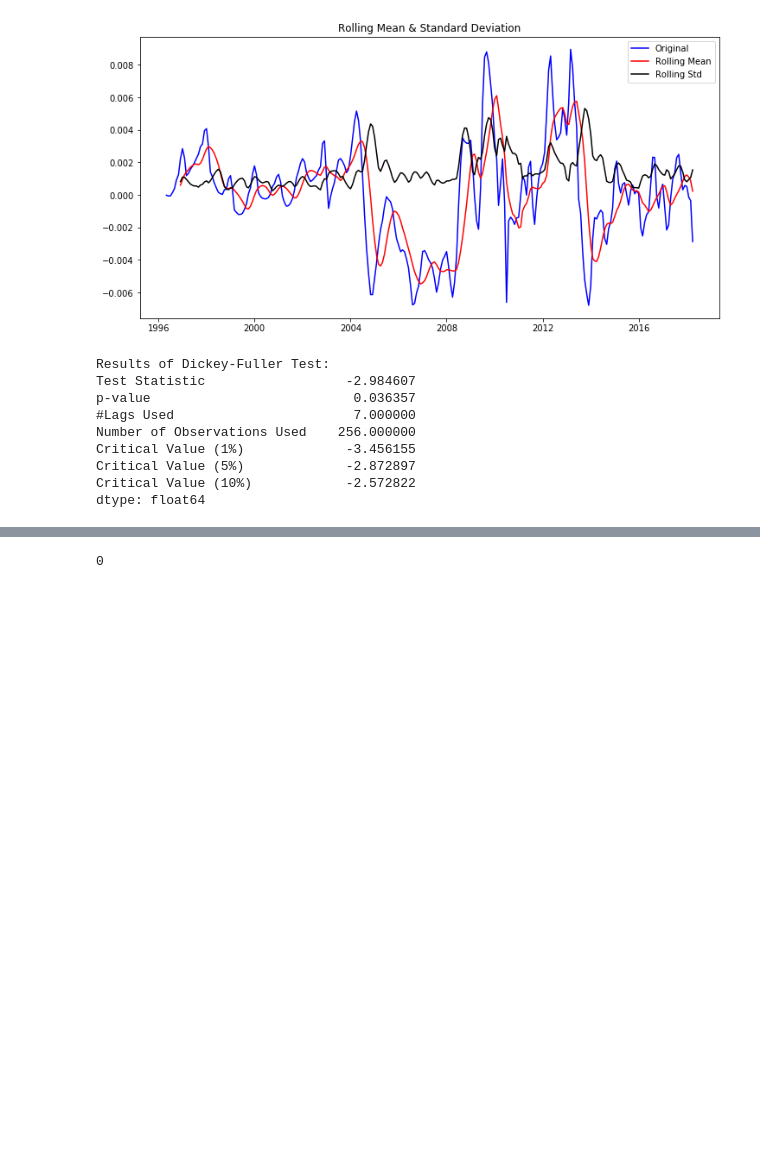
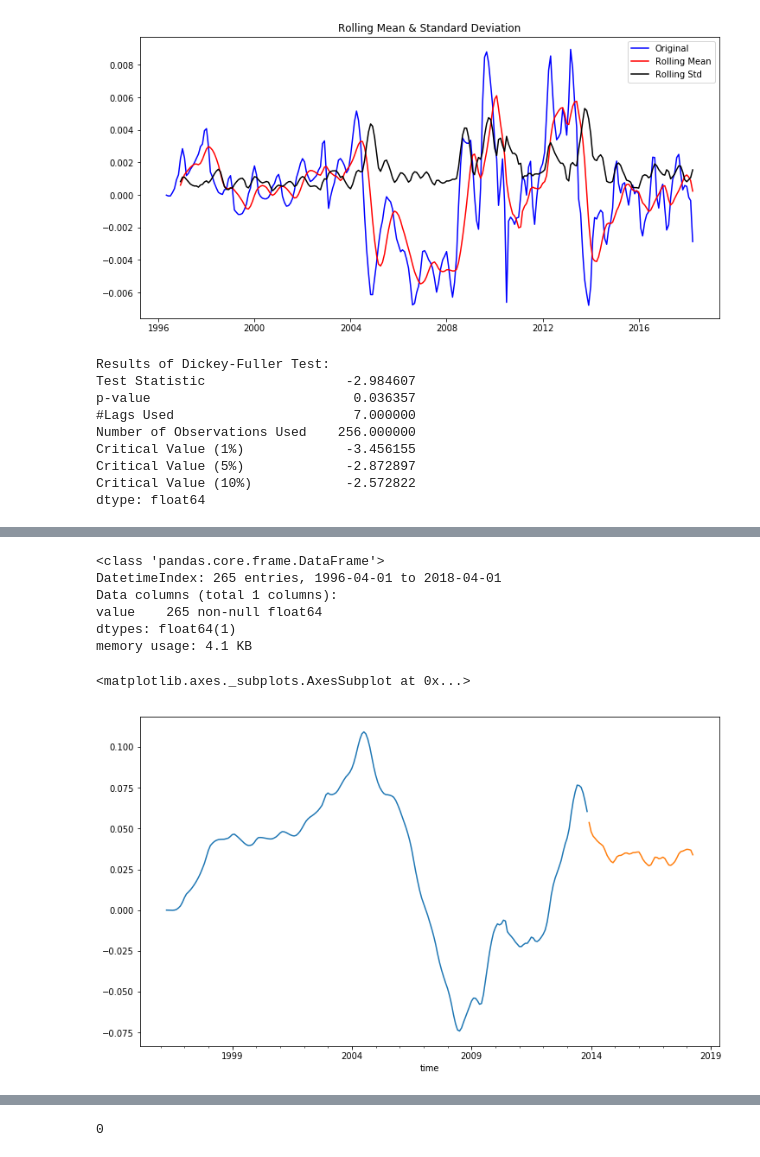
Before and after one commit to markabrennan/nyc-mhtn-ds-071519-lectures, a Jupyter notebook: week-8/Mod_4_Project/mod_4_starter_notebook.ipynb, the cells around one changed output, grey strips where cells are left out. Drawn from its saved outputs; the diff is of its cells as text; code cells hidden in the pictures; blank space fills up the shorter version.

Commit message:
training and validating before cleanup!

```diff
--- a/week-8/Mod_4_Project/mod_4_starter_notebook.ipynb
+++ b/week-8/Mod_4_Project/mod_4_starter_notebook.ipynb
@@ -385,0 +555,30 @@ dtype: float64
+# %%
+la_log_diff_ewm.info()
+# %% [output]
+<class 'pandas.core.frame.DataFrame'>
+DatetimeIndex: 265 entries, 1996-04-01 to 2018-04-01
+Data columns (total 1 columns):
+value    265 non-null float64
+dtypes: float64(1)
+memory usage: 4.1 KB
+# %%
+#
+# Create Train and Validation data sets
+#
+#divide into train and validation set
+train = la_log_diff_ewm[:int(0.8*(len(la_log_diff_ewm)))]
+valid = la_log_diff_ewm[int(0.8*(len(la_log_diff_ewm))):]
+
+#preprocessing (since arima takes univariate series as input)
+#train.reset_index(inplace=True)
+#valid.reset_index(inplace=True)
+
+#train.drop('time',axis=1,inplace=True)
+#valid.drop('time',axis=1,inplace=True)
+
+#plotting the data
+train['value'].plot()
+valid['value'].plot()
+# %% [output]
+<matplotlib.axes._subplots.AxesSubplot at 0x...>
+[figure, added]
```
Also changed, not shown: parts of 14 cells of this notebook.
